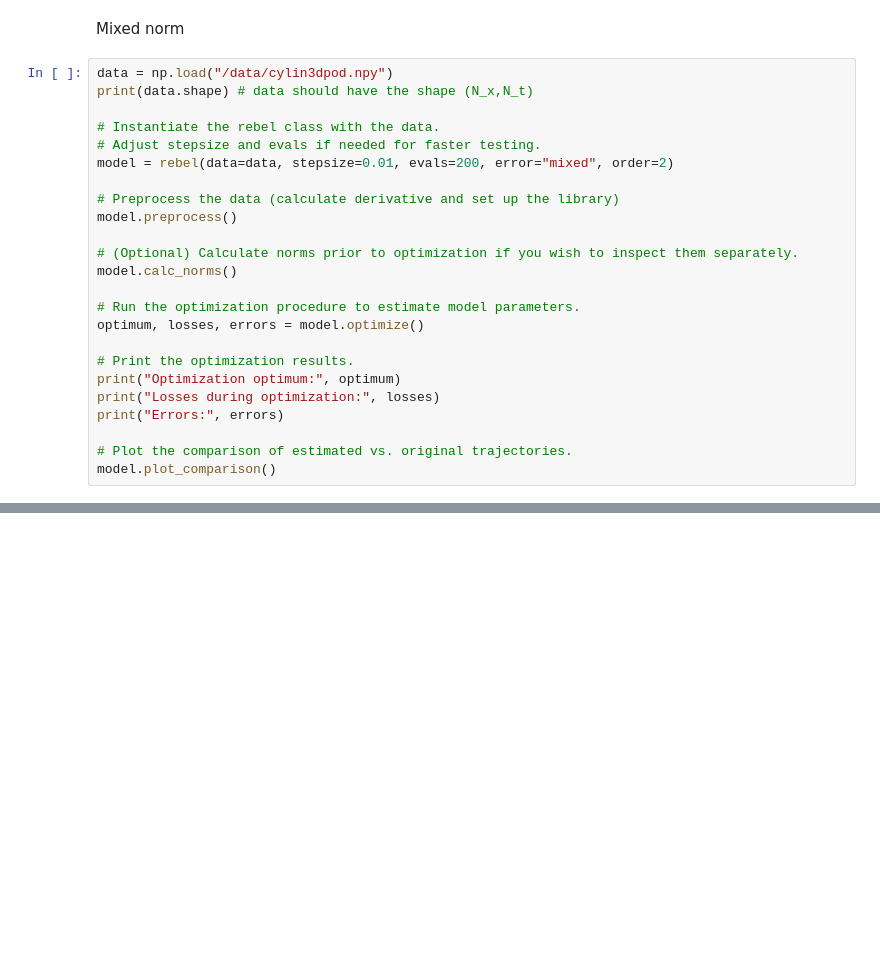
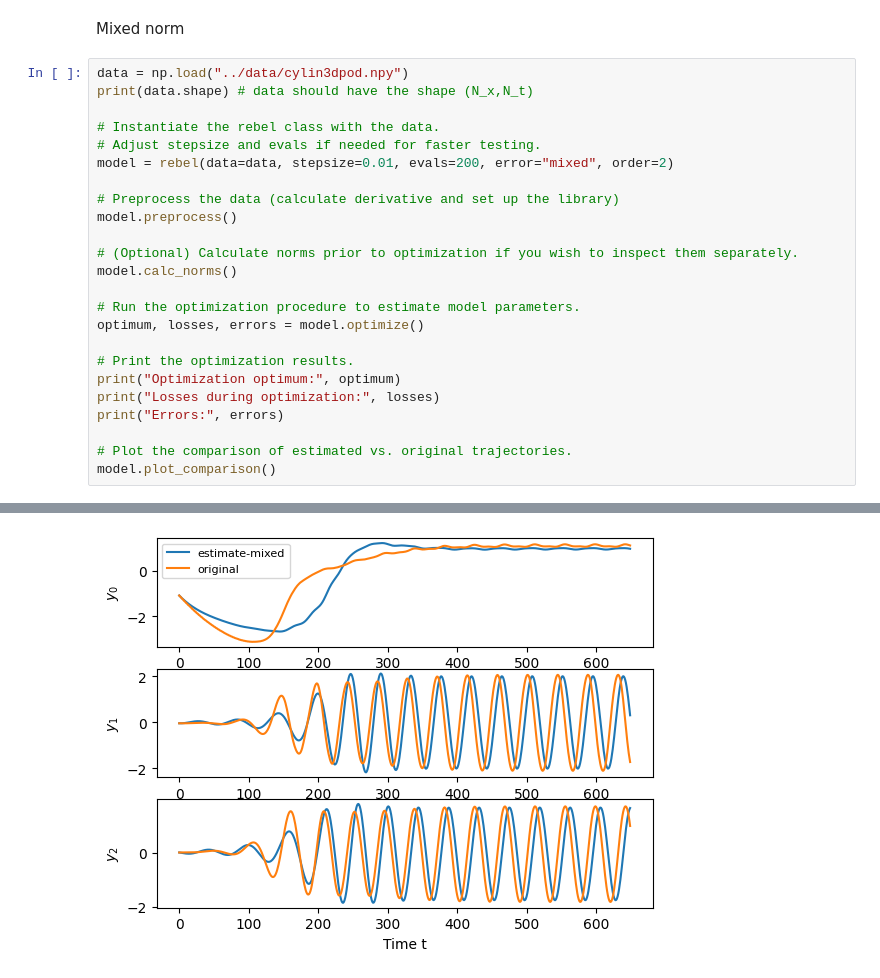
Before and after one commit to CDSC-CoSyML/rebel, a Jupyter notebook: examples/notebook_cylinder.ipynb, the cells around one changed output, grey strips where cells are left out. Saved outputs shown, nothing was run; the diff lists cells and outputs as text; blank space fills up the shorter version.

```diff
--- a/examples/notebook_cylinder.ipynb
+++ b/examples/notebook_cylinder.ipynb
@@ -88,7 +99,7 @@ searching for optimal lambda
 # %% [markdown]
 Mixed norm
 # %%
-data = np.load("/data/cylin3dpod.npy")
+data = np.load("../data/cylin3dpod.npy")
 print(data.shape) # data should have the shape (N_x,N_t)
 
 # Instantiate the rebel class with the data.
@@ -111,3 +122,4 @@ print("Errors:", errors)
 
 # Plot the comparison of estimated vs. original trajectories.
 model.plot_comparison()
+# %% [output]
@@ -113,0 +143 @@ model.plot_comparison()
+[figure, added]
```
Also changed, not shown: parts of 4 cells of this notebook, 1 other file.
